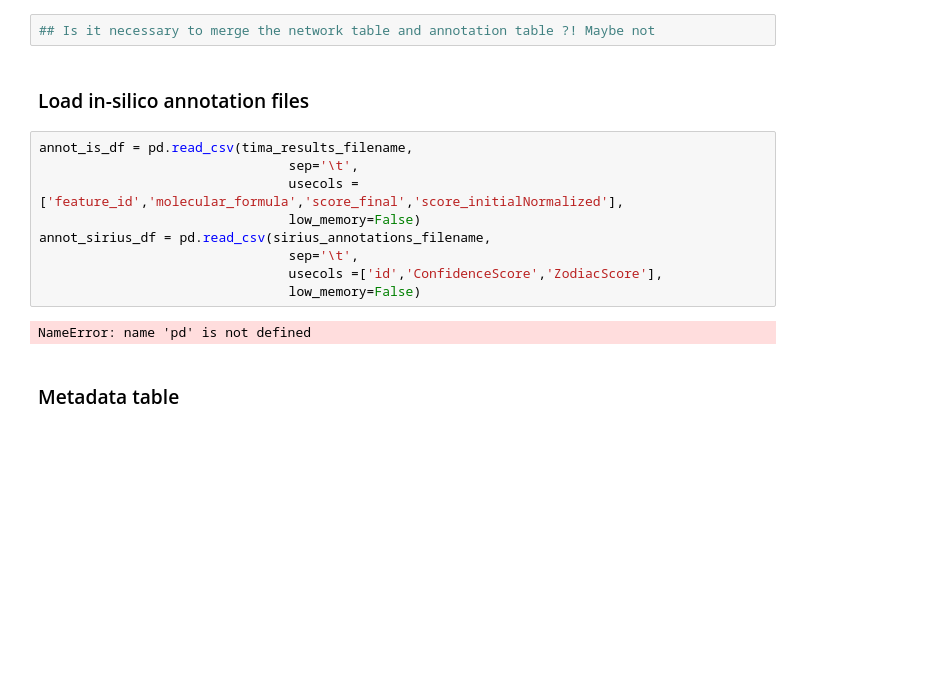
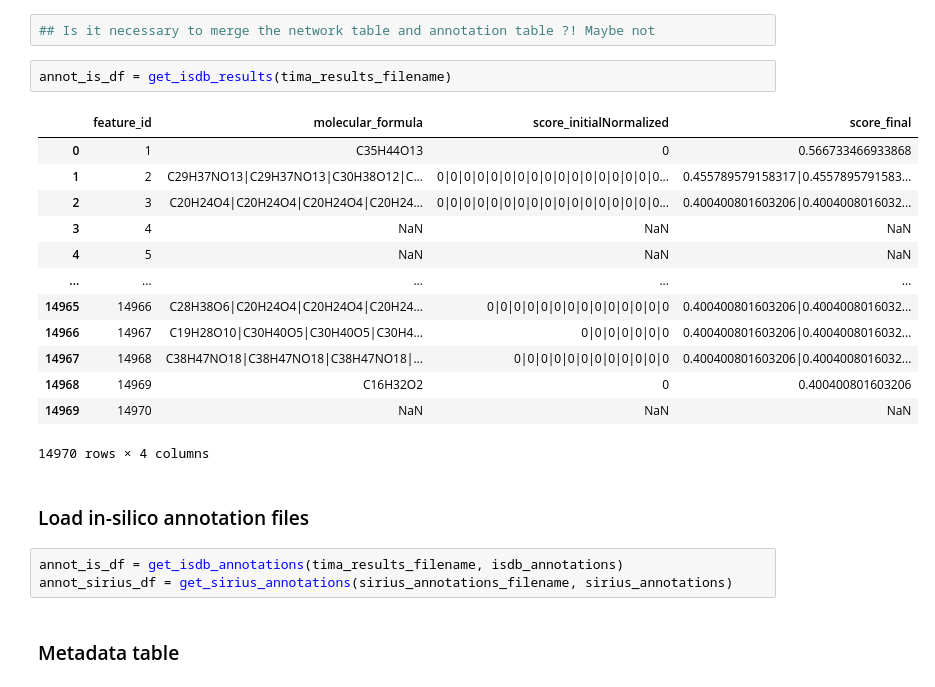
Before and after one commit to luigiquiros/inventa, a Jupyter notebook: notebook/inventa.ipynb, the cells around one changed output. Drawn from its saved outputs; the diff is of its cells as text; blank space fills up the shorter version.

```diff
--- a/notebook/inventa.ipynb
+++ b/notebook/inventa.ipynb
@@ -139,19 +167,27 @@ gnps_download_results.df_network.head(2)
 2 rows × 181 columns
 # %%
 ## Is it necessary to merge the network table and annotation table ?! Maybe not
+# %%
+annot_is_df = get_isdb_results(tima_results_filename)
+# %% [output]
+|  | feature_id | molecular_formula | score_initialNormalized | score_final |
+| 0 | 1 | C35H44O13 | 0 | 0.566733466933868 |
+| 1 | 2 | C29H37NO13|C29H37NO13|C30H38O12|C... | 0|0|0|0|0|0|0|0|0|0|0|0|0|0|0|0|0... | 0.455789579158317|0.4557895791583... |
+| 2 | 3 | C20H24O4|C20H24O4|C20H24O4|C20H24... | 0|0|0|0|0|0|0|0|0|0|0|0|0|0|0|0|0... | 0.400400801603206|0.4004008016032... |
+| 3 | 4 | NaN | NaN | NaN |
+| 4 | 5 | NaN | NaN | NaN |
+| ... | ... | ... | ... | ... |
+| 14965 | 14966 | C28H38O6|C20H24O4|C20H24O4|C20H24... | 0|0|0|0|0|0|0|0|0|0|0|0|0|0 | 0.400400801603206|0.4004008016032... |
+| 14966 | 14967 | C19H28O10|C30H40O5|C30H40O5|C30H4... | 0|0|0|0|0|0|0 | 0.400400801603206|0.4004008016032... |
+| 14967 | 14968 | C38H47NO18|C38H47NO18|C38H47NO18|... | 0|0|0|0|0|0|0|0|0|0|0|0 | 0.400400801603206|0.4004008016032... |
+| 14968 | 14969 | C16H32O2 | 0 | 0.400400801603206 |
+| 14969 | 14970 | NaN | NaN | NaN |
+14970 rows × 4 columns
 # %% [markdown]
 ### Load in-silico annotation files
-# %%
-annot_is_df = pd.read_csv(tima_results_filename,
-                                sep='\t',
-                                usecols =['feature_id','molecular_formula','score_final','score_initialNormalized'],
-                                low_memory=False)
-annot_sirius_df = pd.read_csv(sirius_annotations_filename,
-                                sep='\t',
-                                usecols =['id','ConfidenceScore','ZodiacScore'],
-                                low_memory=False)
-# %% [output]
-NameError: name 'pd' is not defined
+# %%
+annot_is_df = get_isdb_annotations(tima_results_filename, isdb_annotations)
+annot_sirius_df = get_sirius_annotations(sirius_annotations_filename, sirius_annotations)
 # %% [markdown]
 ### Metadata table
 # %%
```
Also changed, not shown: parts of 8 cells of this notebook, 1 other file.
